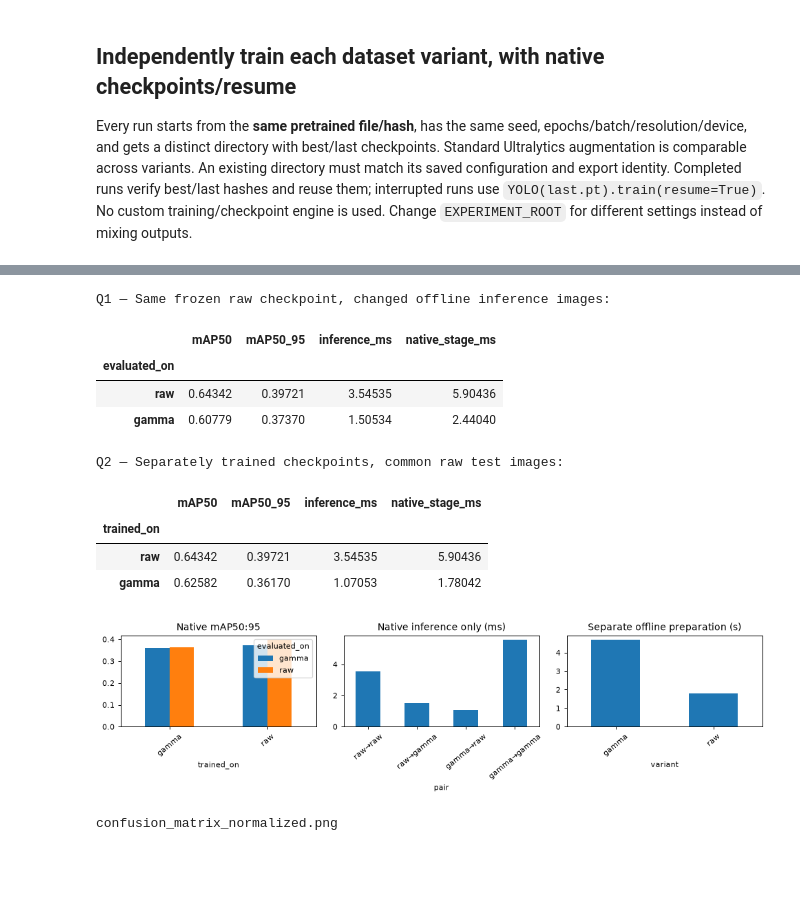
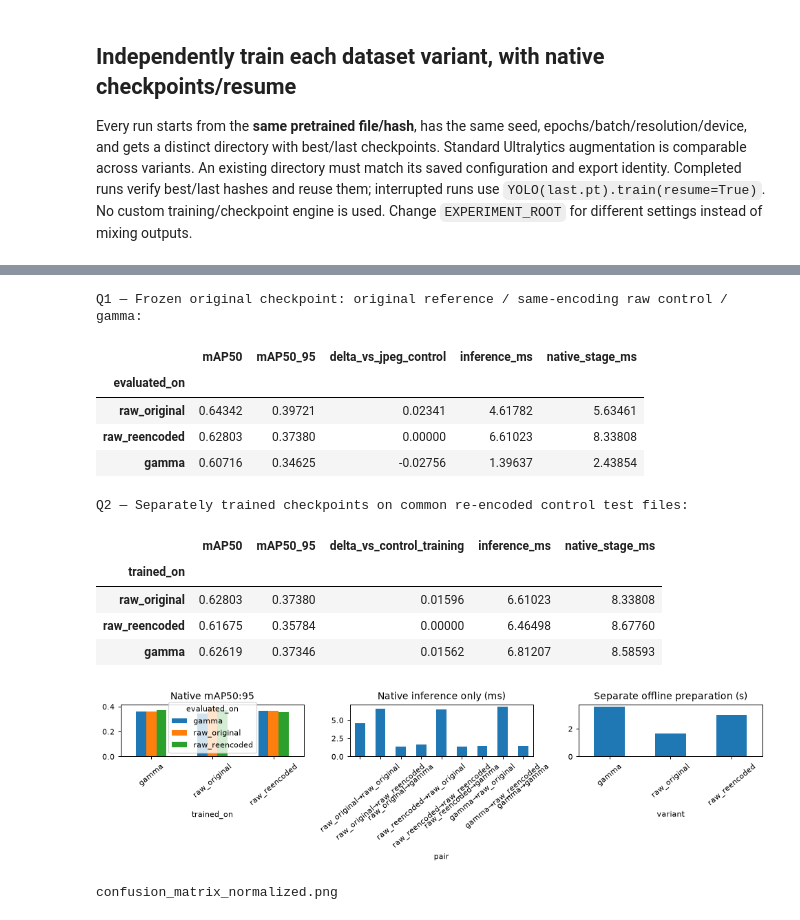
Before and after one commit to truong51972/vehicle-detection, a Jupyter notebook: notebooks/02_training_benchmark.ipynb, the cells around one changed output, grey strips where cells are left out. Cells and saved outputs as stored; diff of their text form; code cells hidden in the pictures; blank space fills up the shorter version.

```diff
--- a/notebooks/02_training_benchmark.ipynb
+++ b/notebooks/02_training_benchmark.ipynb
@@ -104,7 +138,7 @@ for variant in TRAIN_VARIANTS:
         "imgsz": IMGSZ,
         "device": DEVICE,
         "pretrained_sha256": pretrained_sha256,
-        "export": read_json(DATASETS[variant] / "export.json"),
+        "dataset": dataset_identities[variant],
         "versions": {p: md.version(p) for p in ["ultralytics", "torch", "torchvision"]},
     }
     config_path = directory / "study.json"
@@ -306,35 +387,51 @@ Results saved to /mnt/d/Projects/vehicle-detection/runs/notebook-pilot/experimen
 # %%
-frozen_raw = results[results.trained_on == "raw"].set_index("evaluated_on")
-common_test = results[results.evaluated_on == "raw"].set_index("trained_on")
-print("Q1 — Same frozen raw checkpoint, changed offline inference images:")
-display(frozen_raw[["mAP50", "mAP50_95", "inference_ms", "native_stage_ms"]].round(5))
-print("Q2 — Separately trained checkpoints, common raw test images:")
-display(common_test[["mAP50", "mAP50_95", "inference_ms", "native_stage_ms"]].round(5))
+frozen_raw = results[results.trained_on == "raw_original"].set_index("evaluated_on")
+common_test = results[results.evaluated_on == "raw_reencoded"].set_index("trained_on")
+frozen_raw["delta_vs_jpeg_control"] = (
+    frozen_raw.mAP50_95 - frozen_raw.loc["raw_reencoded", "mAP50_95"]
+)
+common_test["delta_vs_control_training"] = (
+    common_test.mAP50_95 - common_test.loc["raw_reencoded", "mAP50_95"]
+)
+print("Q1 — Frozen original checkpoint: original reference / same-encoding raw control / gamma:")
+display(
+    frozen_raw[
+        ["mAP50", "mAP50_95", "delta_vs_jpeg_control", "inference_ms", "native_stage_ms"]
+    ].round(5)
+)
+print("Q2 — Separately trained checkpoints on common re-encoded control test files:")
+display(
+    common_test[
+        ["mAP50", "mAP50_95", "delta_vs_control_training", "inference_ms", "native_stage_ms"]
+    ].round(5)
+)
 fig, axes = plt.subplots(1, 3, figsize=(11, 3))
 results.pivot(index="trained_on", columns="evaluated_on", values="mAP50_95").plot.bar(
     ax=axes[0], title="Native mAP50:95"
 )
 results.assign(pair=results.trained_on + "→" + results.evaluated_on).set_index(
     "pair"
 ).inference_ms.plot.bar(ax=axes[1], title="Native inference only (ms)")
 preparation = pd.read_csv(RUN_ROOT / "preparation_cost.csv").set_index("variant")
 (preparation.preparation_ms / 1000).plot.bar(ax=axes[2], title="Separate offline preparation (s)")
 for ax in axes:
     ax.tick_params(axis="x", rotation=40)
 fig.tight_layout()
 plt.show()
 # %% [output]
-Q1 — Same frozen raw checkpoint, changed offline inference images:
+Q1 — Frozen original checkpoint: original reference / same-encoding raw control / gamma:
-|  | mAP50 | mAP50_95 | inference_ms | native_stage_ms |
-| evaluated_on |  |  |  |  |
-| raw | 0.64342 | 0.39721 | 3.54535 | 5.90436 |
-| gamma | 0.60779 | 0.37370 | 1.50534 | 2.44040 |
+|  | mAP50 | mAP50_95 | delta_vs_jpeg_control | inference_ms | native_stage_ms |
+| evaluated_on |  |  |  |  |  |
+| raw_original | 0.64342 | 0.39721 | 0.02341 | 4.61782 | 5.63461 |
+| raw_reencoded | 0.62803 | 0.37380 | 0.00000 | 6.61023 | 8.33808 |
+| gamma | 0.60716 | 0.34625 | -0.02756 | 1.39637 | 2.43854 |
-Q2 — Separately trained checkpoints, common raw test images:
+Q2 — Separately trained checkpoints on common re-encoded control test files:
-|  | mAP50 | mAP50_95 | inference_ms | native_stage_ms |
-| trained_on |  |  |  |  |
-| raw | 0.64342 | 0.39721 | 3.54535 | 5.90436 |
-| gamma | 0.62582 | 0.36170 | 1.07053 | 1.78042 |
+|  | mAP50 | mAP50_95 | delta_vs_control_training | inference_ms | native_stage_ms |
+| trained_on |  |  |  |  |  |
+| raw_original | 0.62803 | 0.37380 | 0.01596 | 6.61023 | 8.33808 |
+| raw_reencoded | 0.61675 | 0.35784 | 0.00000 | 6.46498 | 8.67760 |
+| gamma | 0.62619 | 0.37346 | 0.01562 | 6.81207 | 8.58593 |
-[figure, old version]
+[figure, new version]
 # %%
 def show_native_plot(path):
     with PILImage.open(path) as im:
```
Also changed, not shown: parts of 11 cells of this notebook, 10 other files.
